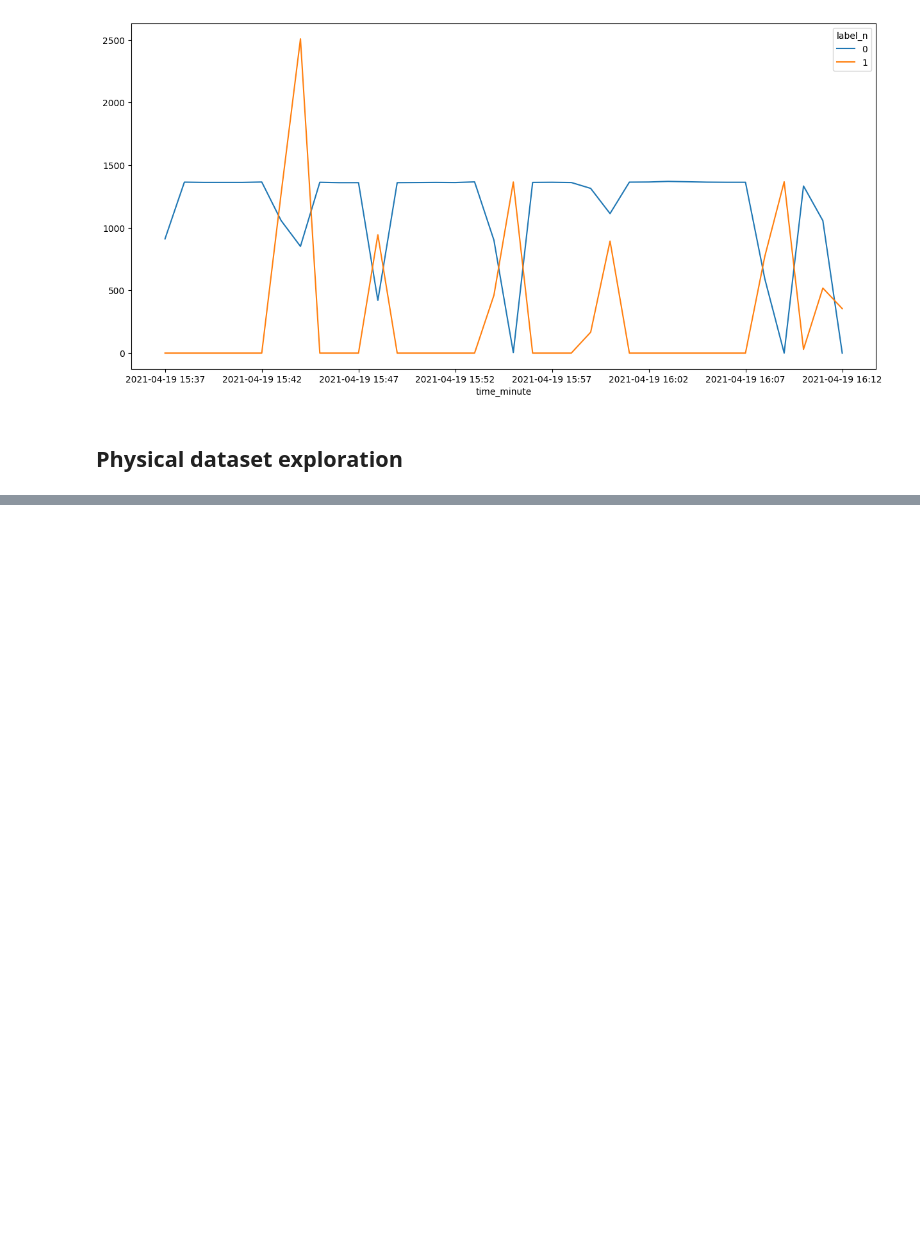
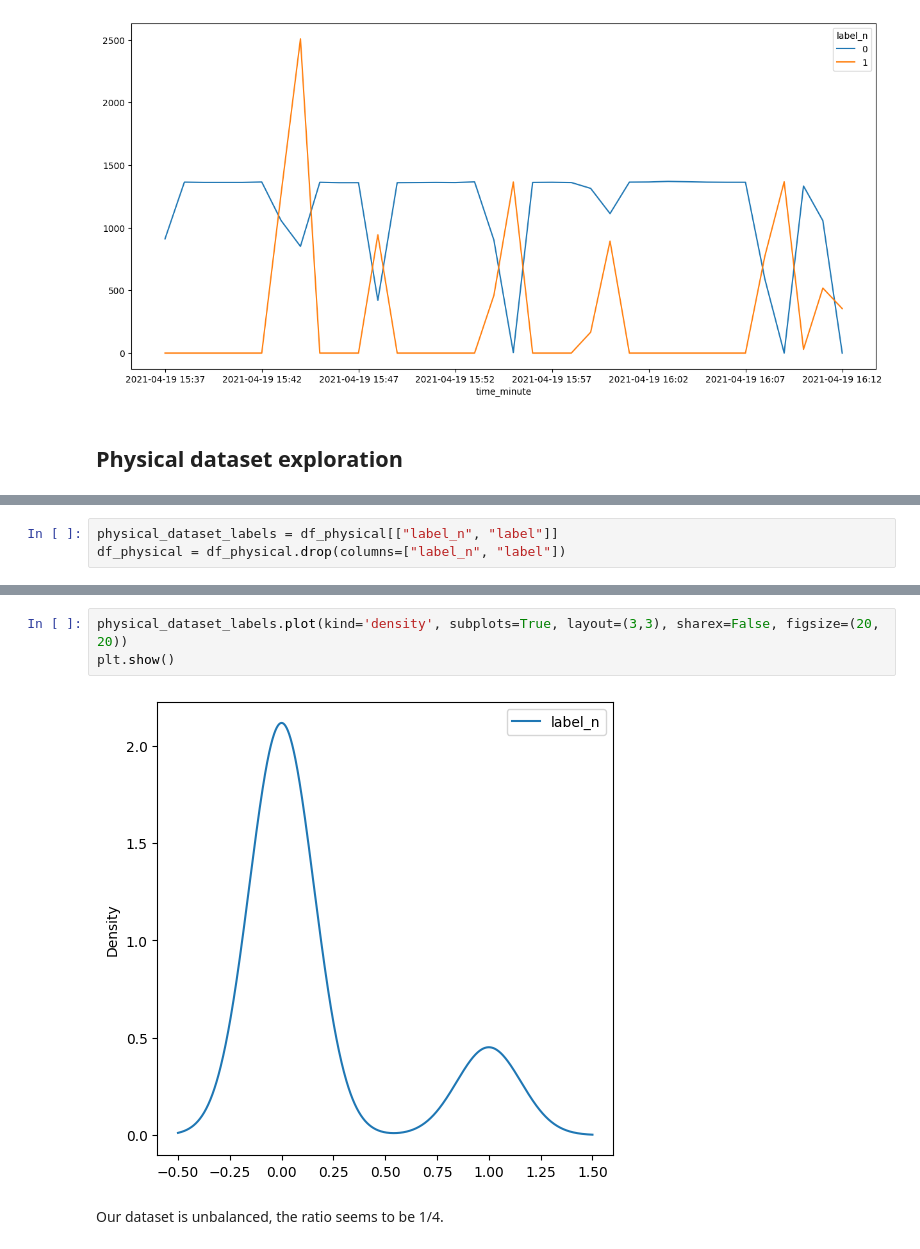
Before and after one commit to theo88400/ML-SECU2024, a Jupyter notebook: src/data_exploration/exploration.ipynb, the cells around one changed output, grey strips where cells are left out. Cells and saved outputs as stored; diff of their text form; blank space fills up the shorter version.

```diff
--- a/src/data_exploration/exploration.ipynb
+++ b/src/data_exploration/exploration.ipynb
@@ -327,0 +393,3 @@ df_physical.head()
+# %%
+physical_dataset_labels = df_physical[["label_n", "label"]]
+df_physical = df_physical.drop(columns=["label_n", "label"])
@@ -327,0 +410,7 @@ df_physical.head()
+# %%
+physical_dataset_labels.plot(kind='density', subplots=True, layout=(3,3), sharex=False, figsize=(20, 20))
+plt.show()
+# %% [output]
+[figure, added]
+# %% [markdown]
+Our dataset is unbalanced, the ratio seems to be 1/4.
```
Also changed, not shown: parts of 35 cells of this notebook, 1 other file.
